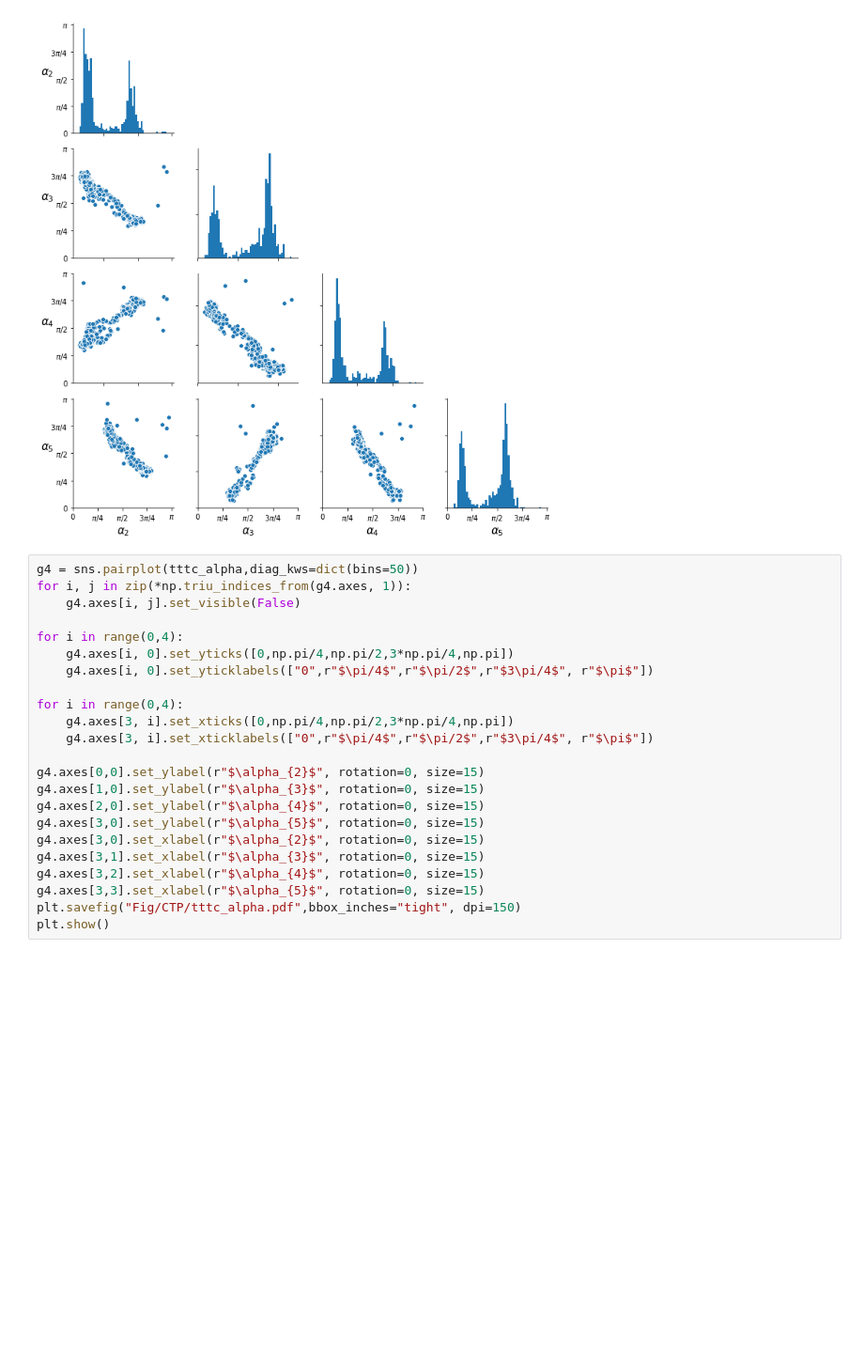
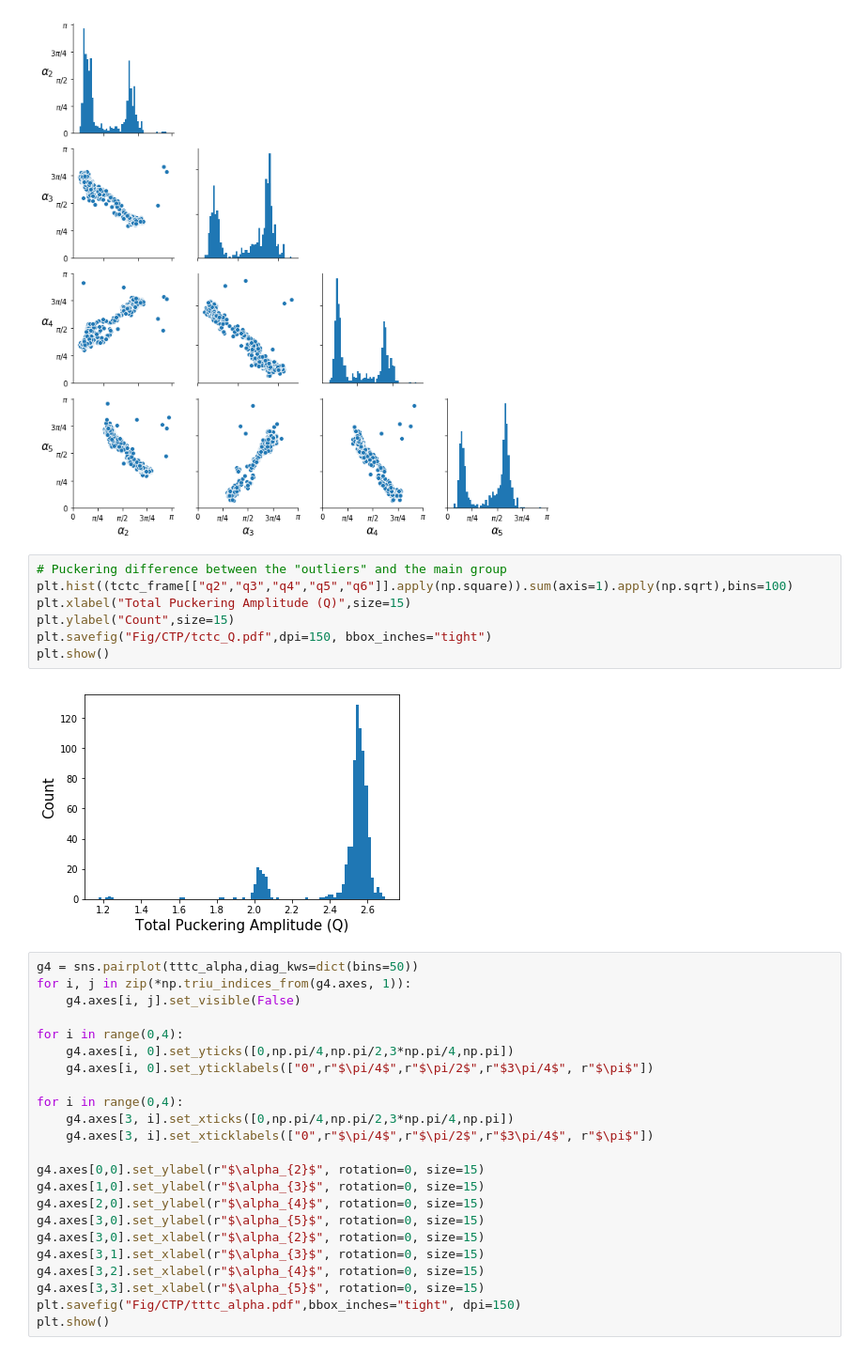
Before and after one commit to lucianlschan/RING, a Jupyter notebook: CTPs Analysis.ipynb, the cells around one changed output. Shown at 94% size. Drawn from its saved outputs; the diff is of its cells as text; blank space fills up the shorter version.

```diff
--- a/CTPs Analysis.ipynb
+++ b/CTPs Analysis.ipynb
@@ -371,6 +363,15 @@ plt.savefig("Fig/CTP/tctc_alpha.pdf",bbox_inches="tight", dpi=150)
 plt.show()
 # %% [output]
 [figure]
+# %%
+# Puckering difference between the "outliers" and the main group
+plt.hist((tctc_frame[["q2","q3","q4","q5","q6"]].apply(np.square)).sum(axis=1).apply(np.sqrt),bins=100)
+plt.xlabel("Total Puckering Amplitude (Q)",size=15)
+plt.ylabel("Count",size=15)
+plt.savefig("Fig/CTP/tctc_Q.pdf",dpi=150, bbox_inches="tight")
+plt.show()
+# %% [output]
+[figure, added]
 # %%
 g4 = sns.pairplot(tttc_alpha,diag_kws=dict(bins=50))
 for i, j in zip(*np.triu_indices_from(g4.axes, 1)):
```
Also changed, not shown: parts of 70 cells of this notebook.
